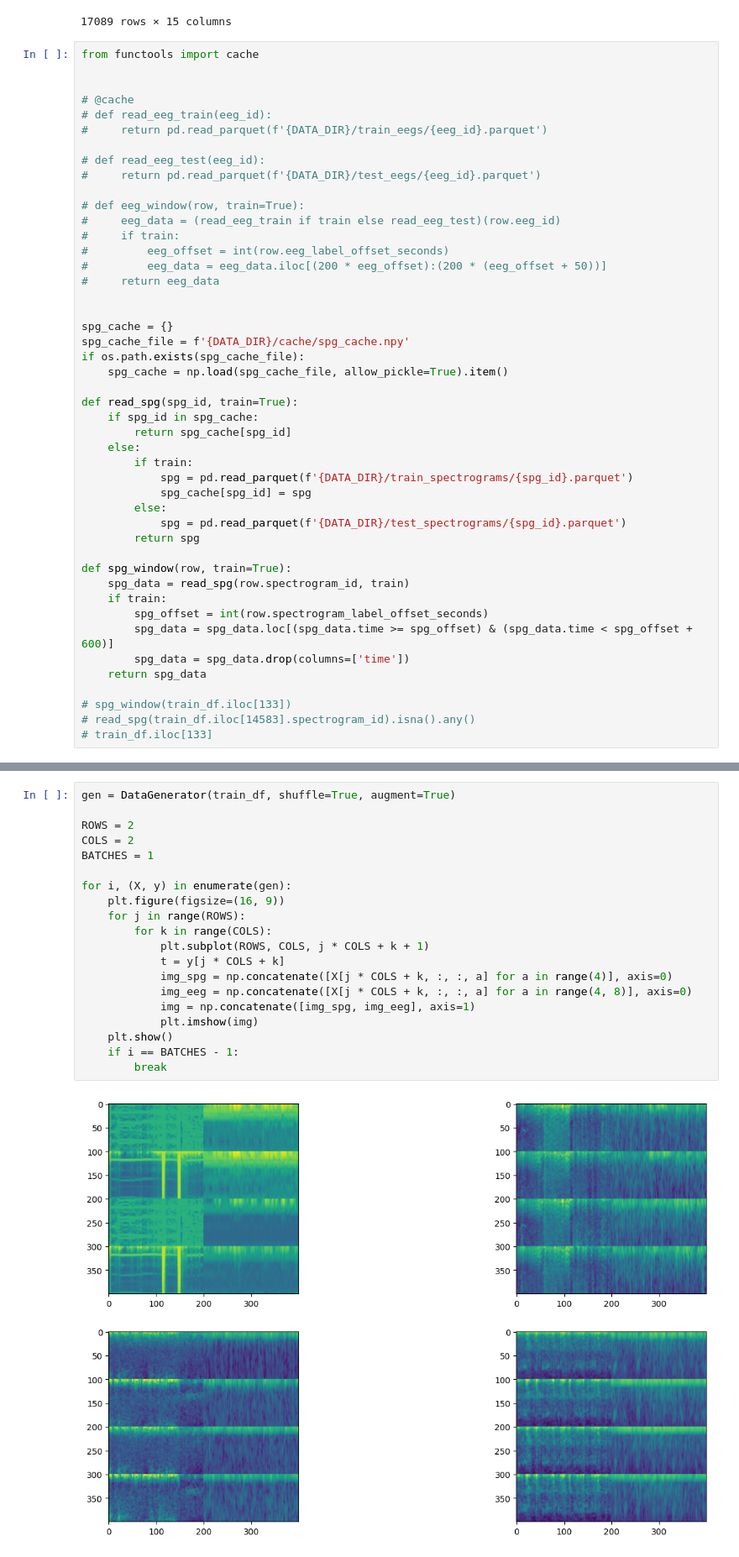
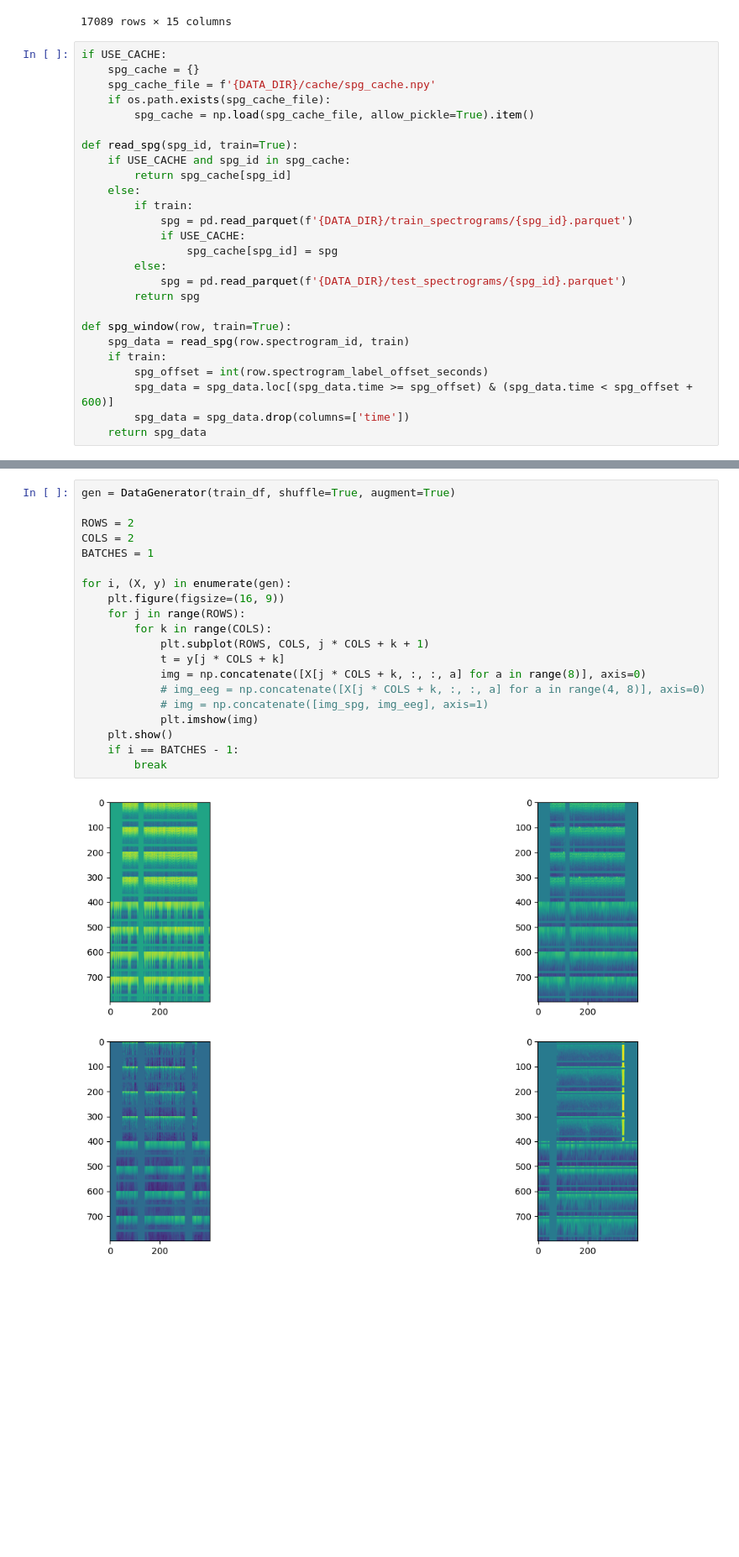
Before and after one commit to rlid/hms-harmful-brain-activity-classification, a Jupyter notebook: fit_enb0.ipynb, the cells around one changed output, grey strips where cells are left out. Shown: that part at 84% size. Cells and saved outputs as stored; diff of their text form; blank space fills up the shorter version.

Commit message:
flexible image resolution, inference on test data

```diff
--- a/fit_enb0.ipynb
+++ b/fit_enb0.ipynb
@@ -46,36 +57,20 @@ train_df
 | 17088 | 4294958358 | 0 | 0 | 260520016 | 9 | 2508 | ... |
 17089 rows × 15 columns
 # %%
-from functools import cache
-
-
-# @cache
-# def read_eeg_train(eeg_id):
-#     return pd.read_parquet(f'{DATA_DIR}/train_eegs/{eeg_id}.parquet')
-
-# def read_eeg_test(eeg_id):
-#     return pd.read_parquet(f'{DATA_DIR}/test_eegs/{eeg_id}.parquet')
-
-# def eeg_window(row, train=True):
-#     eeg_data = (read_eeg_train if train else read_eeg_test)(row.eeg_id)
-#     if train:
-#         eeg_offset = int(row.eeg_label_offset_seconds)
-#         eeg_data = eeg_data.iloc[(200 * eeg_offset):(200 * (eeg_offset + 50))]
-#     return eeg_data
-
-
-spg_cache = {}
-spg_cache_file = f'{DATA_DIR}/cache/spg_cache.npy'
-if os.path.exists(spg_cache_file):
-    spg_cache = np.load(spg_cache_file, allow_pickle=True).item()
+if USE_CACHE:
+    spg_cache = {}
+    spg_cache_file = f'{DATA_DIR}/cache/spg_cache.npy'
+    if os.path.exists(spg_cache_file):
+        spg_cache = np.load(spg_cache_file, allow_pickle=True).item()
 
 def read_spg(spg_id, train=True):
-    if spg_id in spg_cache:
+    if USE_CACHE and spg_id in spg_cache:
         return spg_cache[spg_id]
     else:
         if train:
             spg = pd.read_parquet(f'{DATA_DIR}/train_spectrograms/{spg_id}.parquet')
-            spg_cache[spg_id] = spg
+            if USE_CACHE:
+                spg_cache[spg_id] = spg
         else:
             spg = pd.read_parquet(f'{DATA_DIR}/test_spectrograms/{spg_id}.parquet')
         return spg
@@ -87,10 +82,6 @@ def spg_window(row, train=True):
         spg_data = spg_data.loc[(spg_data.time >= spg_offset) & (spg_data.time < spg_offset + 600)]
         spg_data = spg_data.drop(columns=['time'])
     return spg_data
-
-# spg_window(train_df.iloc[133])
-# read_spg(train_df.iloc[14583].spectrogram_id).isna().any()
-# train_df.iloc[133]
 # %%
 import librosa
 
@@ -255,25 +268,25 @@ class DataGenerator(keras.utils.Sequence):
 # %%
 gen = DataGenerator(train_df, shuffle=True, augment=True)
 
 ROWS = 2
 COLS = 2
 BATCHES = 1
 
 for i, (X, y) in enumerate(gen):
     plt.figure(figsize=(16, 9))
     for j in range(ROWS):
         for k in range(COLS):
             plt.subplot(ROWS, COLS, j * COLS + k + 1)
             t = y[j * COLS + k]
-            img_spg = np.concatenate([X[j * COLS + k, :, :, a] for a in range(4)], axis=0)
-            img_eeg = np.concatenate([X[j * COLS + k, :, :, a] for a in range(4, 8)], axis=0)
-            img = np.concatenate([img_spg, img_eeg], axis=1)
+            img = np.concatenate([X[j * COLS + k, :, :, a] for a in range(8)], axis=0)
+            # img_eeg = np.concatenate([X[j * COLS + k, :, :, a] for a in range(4, 8)], axis=0)
+            # img = np.concatenate([img_spg, img_eeg], axis=1)
             plt.imshow(img)
     plt.show()
     if i == BATCHES - 1:
         break
 # %% [output]
-[figure, old version]
+[figure, new version]
 # %%
 def build_model():
     base_model = keras.applications.efficientnet.EfficientNetB0(include_top=False, weights='imagenet', input_shape=None)
```
Also changed, not shown: parts of 12 cells of this notebook.
